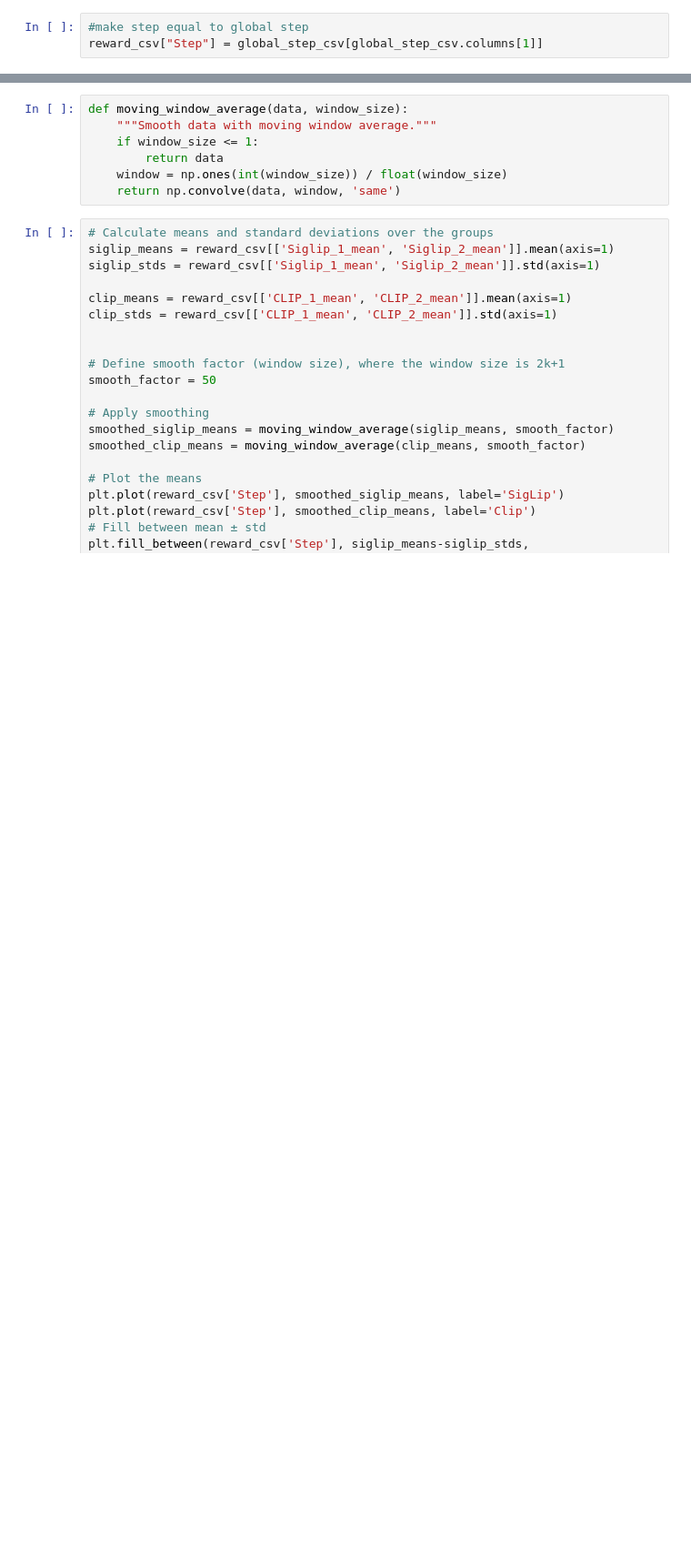
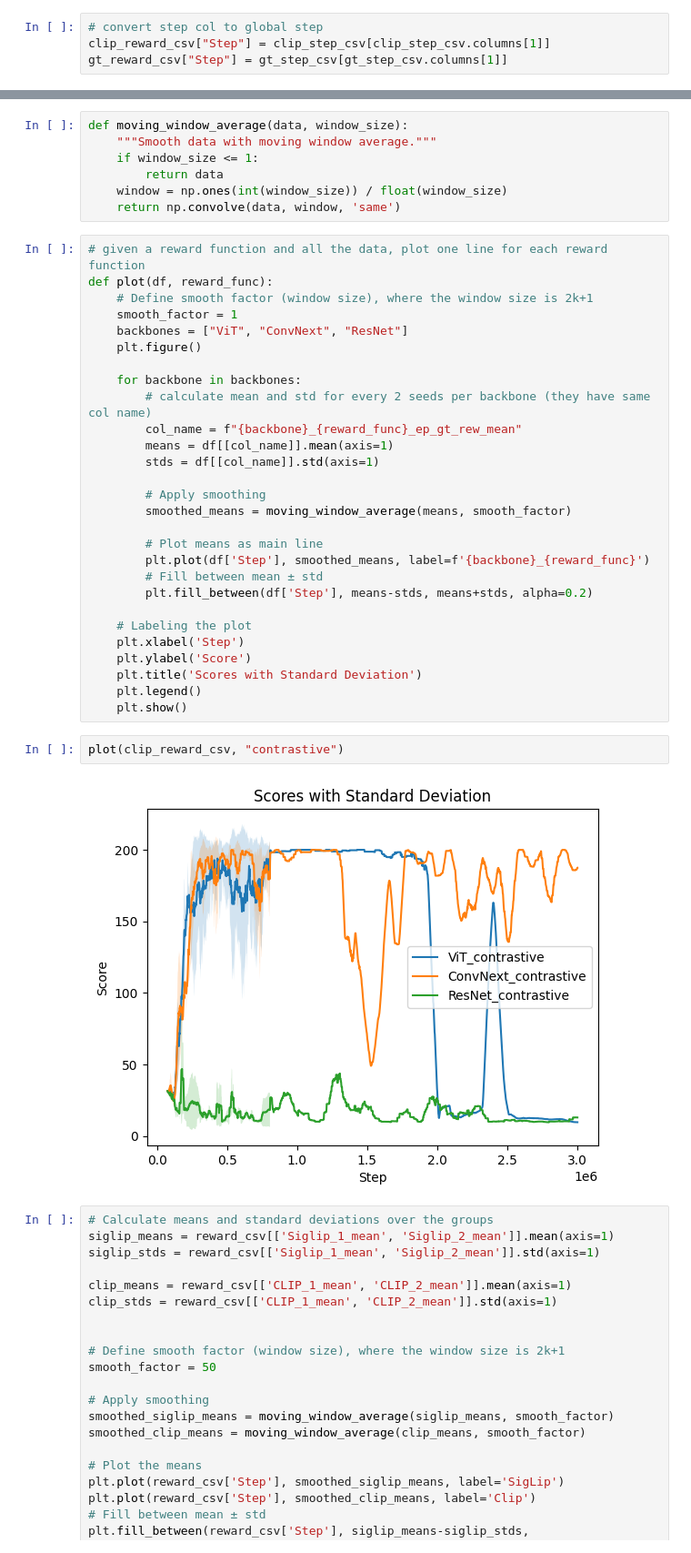
Before and after one commit to JiahuiKChen/vlmrm_plotting, a Jupyter notebook: clip_backbones.ipynb, the cells around one changed output, grey strips where cells are left out. Shown at 91% size. Drawn from its saved outputs; the diff is of its cells as text; blank space fills up the shorter version.

```diff
--- a/clip_backbones.ipynb
+++ b/clip_backbones.ipynb
@@ -61,3 +71,4 @@ gt_reward_csv.head()
 # %%
-#make step equal to global step
-reward_csv["Step"] = global_step_csv[global_step_csv.columns[1]]
+# convert step col to global step
+clip_reward_csv["Step"] = clip_step_csv[clip_step_csv.columns[1]]
+gt_reward_csv["Step"] = gt_step_csv[gt_step_csv.columns[1]]
@@ -72,6 +125,38 @@ def moving_window_average(data, window_size):
         return data
     window = np.ones(int(window_size)) / float(window_size)
     return np.convolve(data, window, 'same')
+# %%
+# given a reward function and all the data, plot one line for each reward function
+def plot(df, reward_func):
+    # Define smooth factor (window size), where the window size is 2k+1
+    smooth_factor = 1
+    backbones = ["ViT", "ConvNext", "ResNet"]
+    plt.figure()
+
+    for backbone in backbones:
+        # calculate mean and std for every 2 seeds per backbone (they have same col name)
+        col_name = f"{backbone}_{reward_func}_ep_gt_rew_mean"
+        means = df[[col_name]].mean(axis=1)
+        stds = df[[col_name]].std(axis=1)
+
+        # Apply smoothing
+        smoothed_means = moving_window_average(means, smooth_factor)
+
+        # Plot means as main line
+        plt.plot(df['Step'], smoothed_means, label=f'{backbone}_{reward_func}')
+        # Fill between mean ± std
+        plt.fill_between(df['Step'], means-stds, means+stds, alpha=0.2)
+
+    # Labeling the plot
+    plt.xlabel('Step')
+    plt.ylabel('Score')
+    plt.title('Scores with Standard Deviation')
+    plt.legend()
+    plt.show()
+# %%
+plot(clip_reward_csv, "contrastive")
+# %% [output]
+[figure, added]
 # %%
 # Calculate means and standard deviations over the groups
 siglip_means = reward_csv[['Siglip_1_mean', 'Siglip_2_mean']].mean(axis=1)
```
Also changed, not shown: parts of 5 cells of this notebook, 7 other files.
